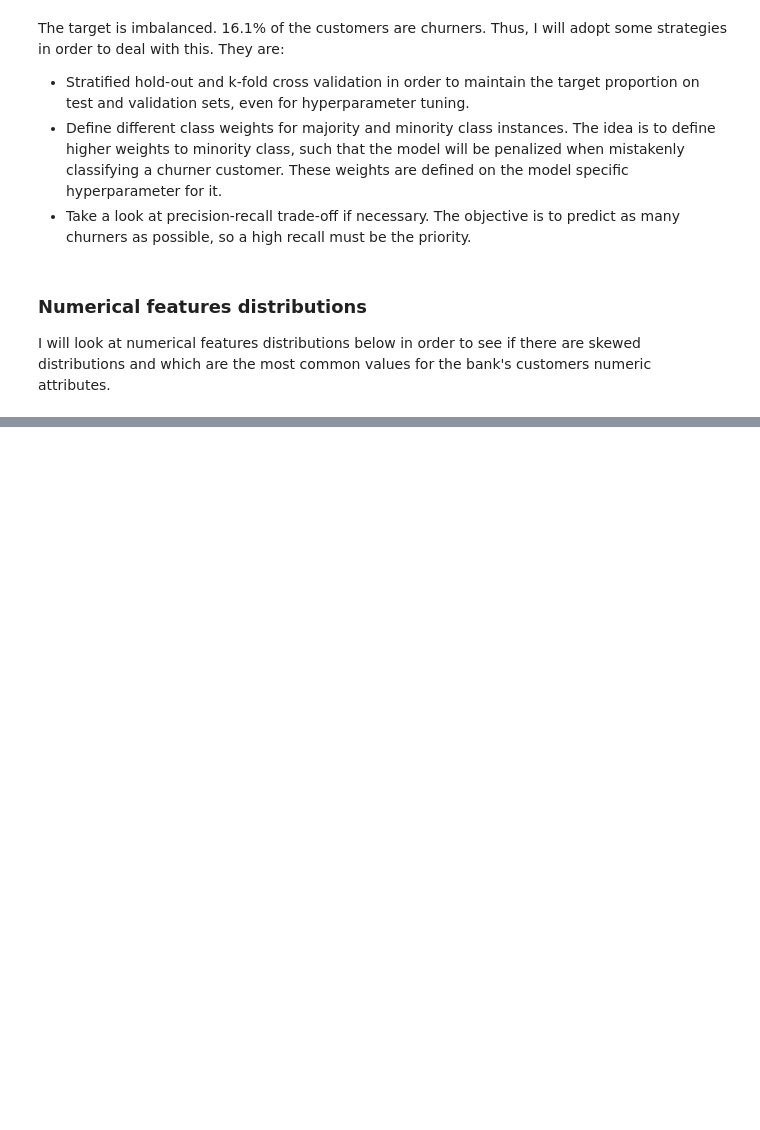
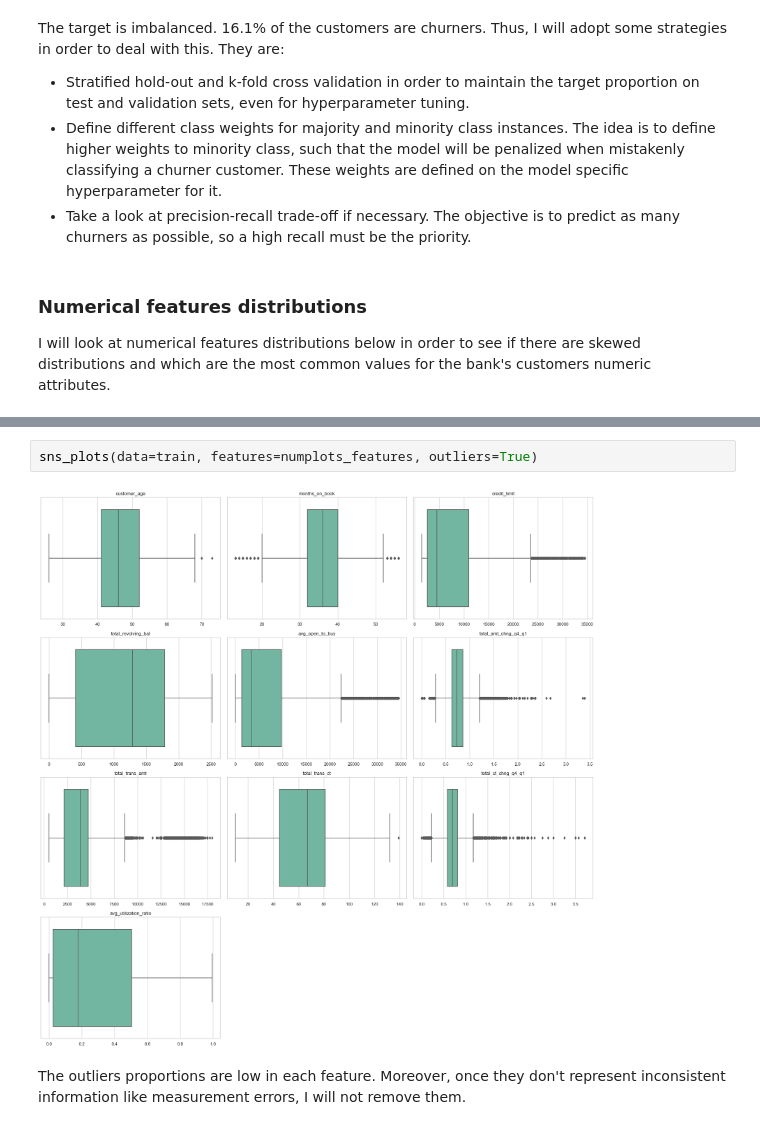
Before and after one commit to allmeidaapedro/Churn-Prediction-Credit-Card, a Jupyter notebook: notebooks/1. EDA.ipynb, the cells around one changed output, grey strips where cells are left out. Cells and saved outputs as stored; diff of their text form; blank space fills up the shorter version.

```diff
--- a/notebooks/1. EDA.ipynb
+++ b/notebooks/1. EDA.ipynb
@@ -346,0 +385,6 @@ I will look at numerical features distributions below in order to see if there a
+# %%
+sns_plots(data=train, features=numplots_features, outliers=True)
+# %% [output]
+[figure, added]
+# %% [markdown]
+The outliers proportions are low in each feature. Moreover, once they don't represent inconsistent information like measurement errors, I will not remove them.
```
Also changed, not shown: parts of 10 cells of this notebook.
